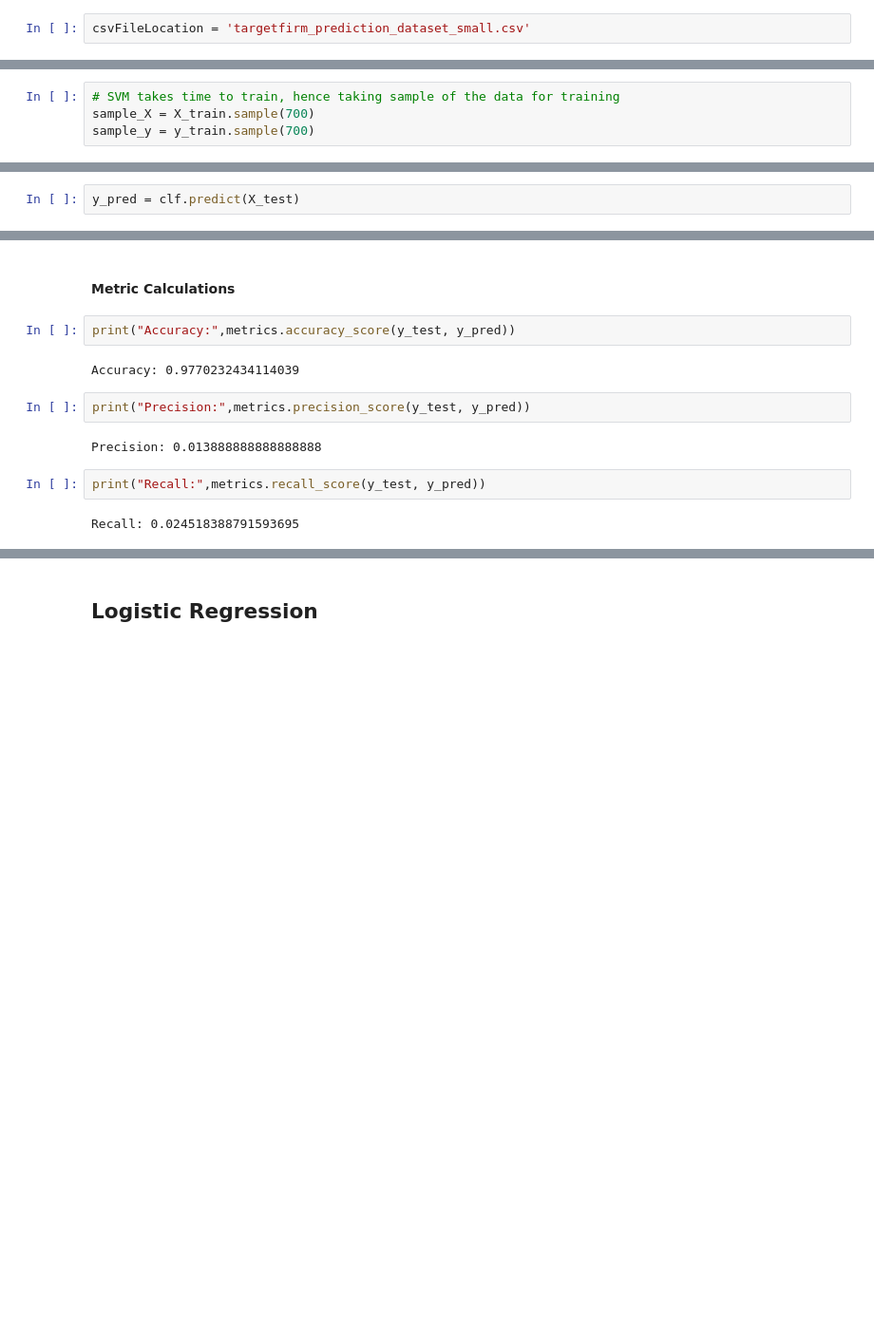
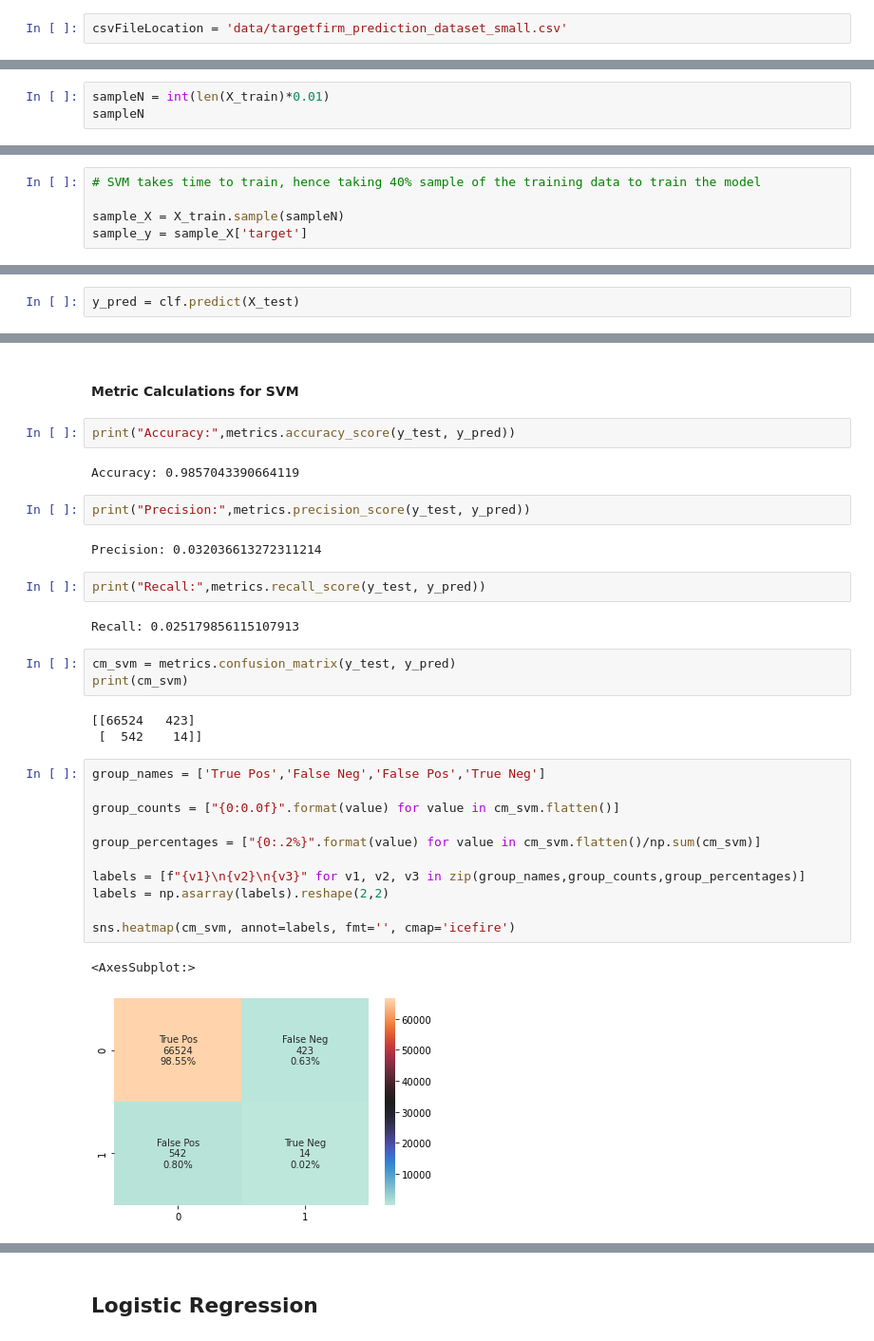
Before and after one commit to sheetalrprasad/Financial-Incident-Analysis, a Jupyter notebook: Finance Project.ipynb, the cells around one changed output, grey strips where cells are left out. Shown at 95% size. Saved outputs shown, nothing was run; the diff lists cells and outputs as text; blank space fills up the shorter version.

Commit message:
confusion matrix

```diff
--- a/Finance Project.ipynb
+++ b/Finance Project.ipynb
@@ -11,7 +11,7 @@ from sklearn import metrics
 # %% [markdown]
 #### File Reading
 # %%
-csvFileLocation = 'targetfirm_prediction_dataset_small.csv'
+csvFileLocation = 'data/targetfirm_prediction_dataset_small.csv'
 # %%
 finance_dataframe = pd.read_csv(csvFileLocation)
 # %%
@@ -115,3 +127,6 @@ X_train, X_test, y_train, y_test = train_test_split(finance_dataframe, finance_d
 #### Training SVM Model
 # %%
 from sklearn import svm
+# %%
+sampleN = int(len(X_train)*0.01)
+sampleN
@@ -118,7 +135,8 @@ from sklearn import svm
 # %%
-# SVM takes time to train, hence taking sample of the data for training
-sample_X = X_train.sample(700)
-sample_y = y_train.sample(700)
+# SVM takes time to train, hence taking 40% sample of the training data to train the model
+
+sample_X = X_train.sample(sampleN)
+sample_y = sample_X['target']
 # %%
 clf = svm.SVC(kernel='linear')
 # %%
@@ -153,14 +174,34 @@ dtype: int64
 # %% [markdown]
-#### Metric Calculations
+#### Metric Calculations for SVM
 # %%
 print("Accuracy:",metrics.accuracy_score(y_test, y_pred))
 # %% [output]
-Accuracy: 0.9770232434114039
+Accuracy: 0.9857043390664119
 # %%
 print("Precision:",metrics.precision_score(y_test, y_pred))
 # %% [output]
-Precision: 0.013888888888888888
+Precision: 0.032036613272311214
 # %%
 print("Recall:",metrics.recall_score(y_test, y_pred))
 # %% [output]
-Recall: 0.024518388791593695
+Recall: 0.025179856115107913
+# %%
+cm_svm = metrics.confusion_matrix(y_test, y_pred)
+print(cm_svm)
+# %% [output]
+[[66524   423]
+ [  542    14]]
+# %%
+group_names = ['True Pos','False Neg','False Pos','True Neg']
+
+group_counts = ["{0:0.0f}".format(value) for value in cm_svm.flatten()]
+
+group_percentages = ["{0:.2%}".format(value) for value in cm_svm.flatten()/np.sum(cm_svm)]
+
+labels = [f"{v1}\n{v2}\n{v3}" for v1, v2, v3 in zip(group_names,group_counts,group_percentages)]
+labels = np.asarray(labels).reshape(2,2)
+
+sns.heatmap(cm_svm, annot=labels, fmt='', cmap='icefire')
+# %% [output]
+<AxesSubplot:>
+[figure, added]
```
Also changed, not shown: parts of 21 cells of this notebook.
